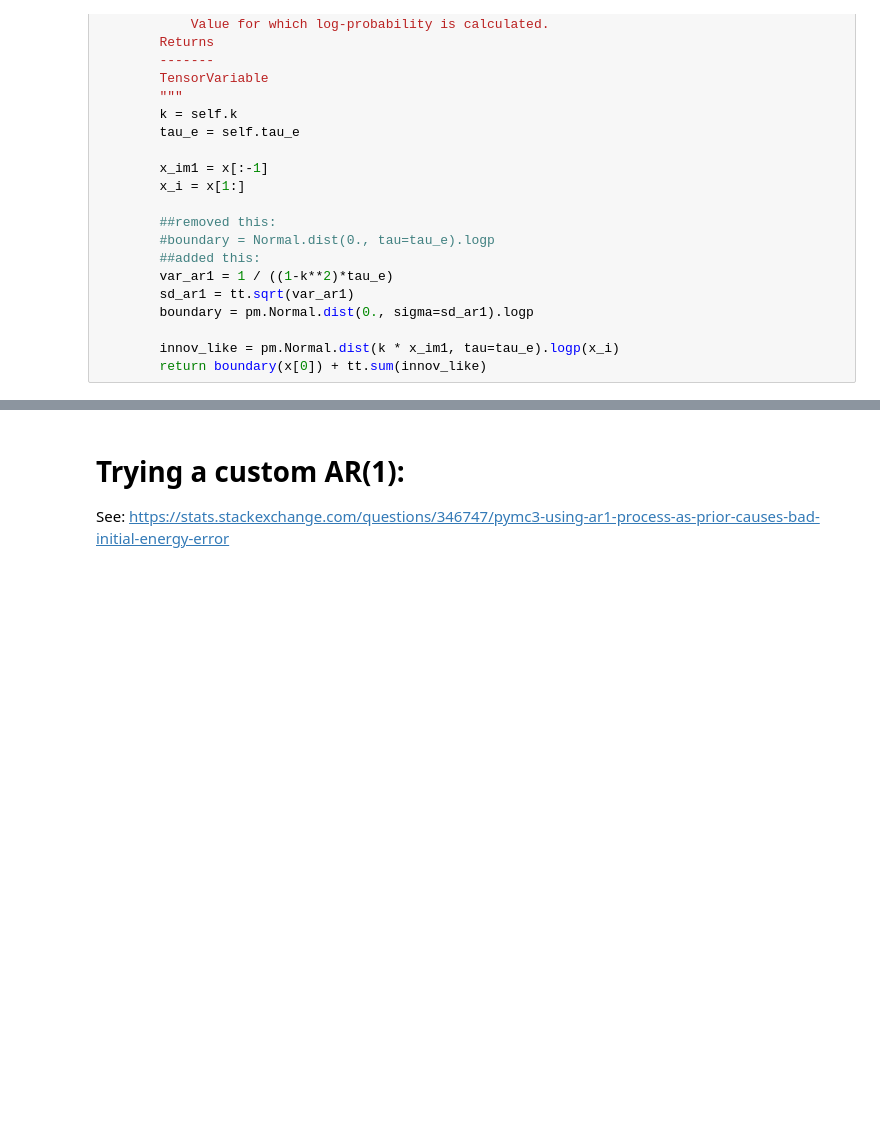
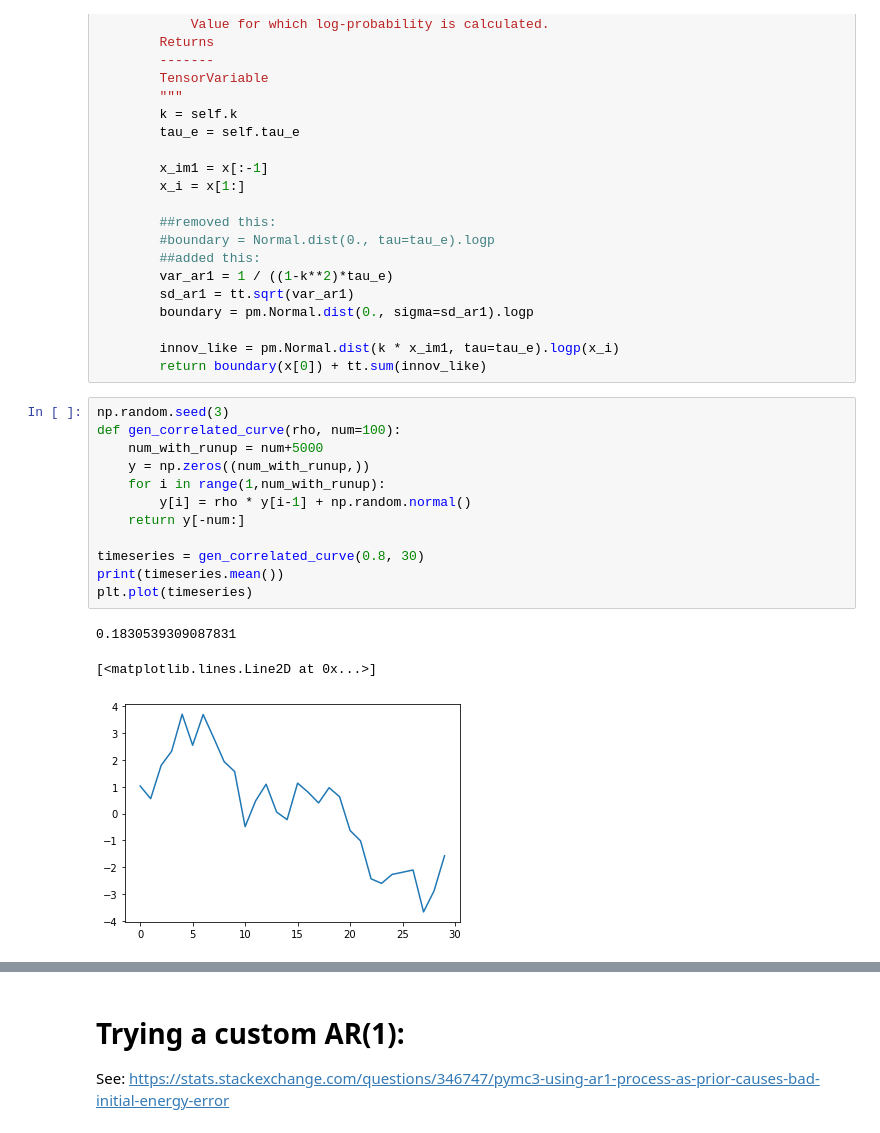
Before and after one commit to ljmartin/estimating_sem_timeseries, a Jupyter notebook: scrapbook_code/autocorr_for_discourse.ipynb, the cells around one changed output, grey strips where cells are left out. Cells and saved outputs as stored; diff of their text form; blank space fills up the shorter version.

```diff
--- a/scrapbook_code/autocorr_for_discourse.ipynb
+++ b/scrapbook_code/autocorr_for_discourse.ipynb
@@ -115,6 +115,22 @@ class fixedAR1(pm.distributions.Continuous):
 
         innov_like = pm.Normal.dist(k * x_im1, tau=tau_e).logp(x_i)
         return boundary(x[0]) + tt.sum(innov_like)
+# %%
+np.random.seed(3)
+def gen_correlated_curve(rho, num=100):
+    num_with_runup = num+5000
+    y = np.zeros((num_with_runup,))
+    for i in range(1,num_with_runup):
+        y[i] = rho * y[i-1] + np.random.normal()
+    return y[-num:]
+
+timeseries = gen_correlated_curve(0.8, 30)
+print(timeseries.mean())
+plt.plot(timeseries)
+# %% [output]
+0.1830539309087831
+[<matplotlib.lines.Line2D at 0x...>]
+[figure, added]
 # %%
 with pm.Model() as ar1:
     rho_ = pm.Uniform('rho',-1,1) #we assume process is stationary, so -1<k_<1
```
Also changed, not shown: parts of 6 cells of this notebook, 21 other files.
